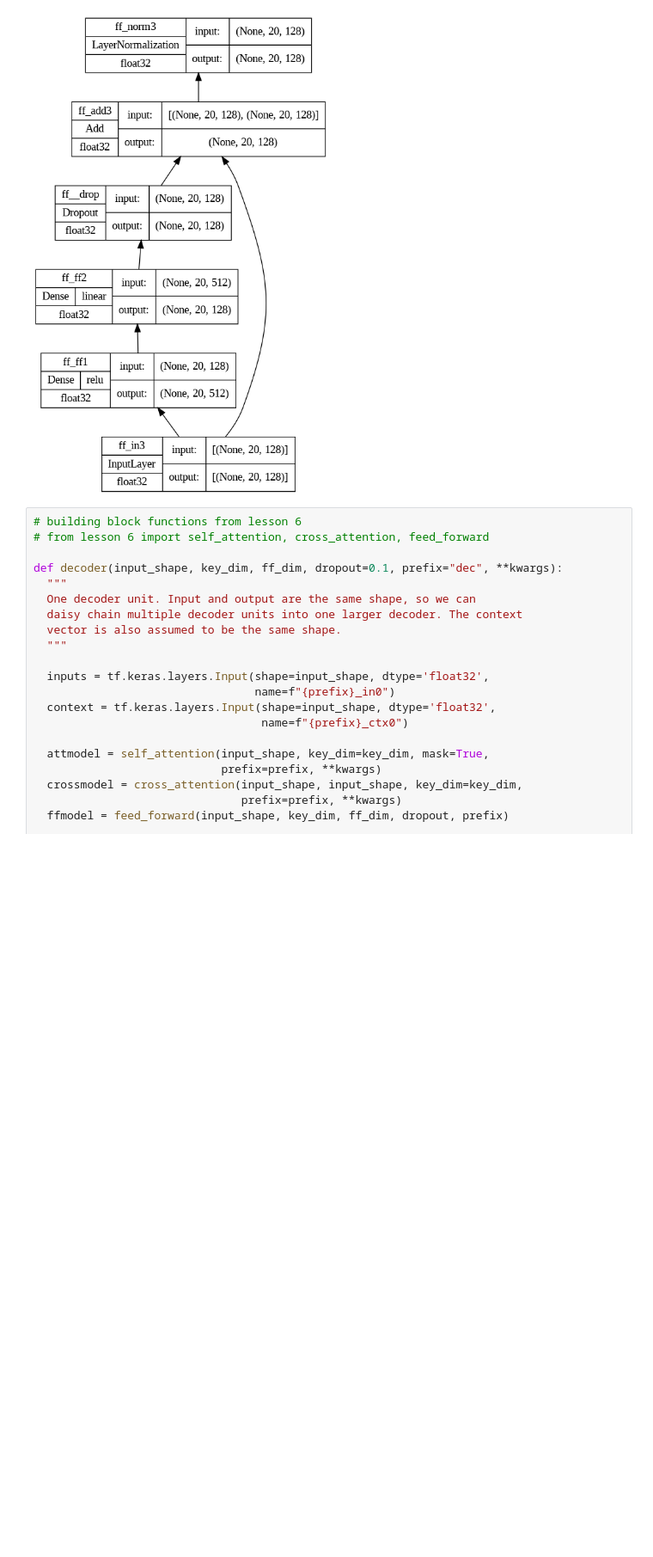
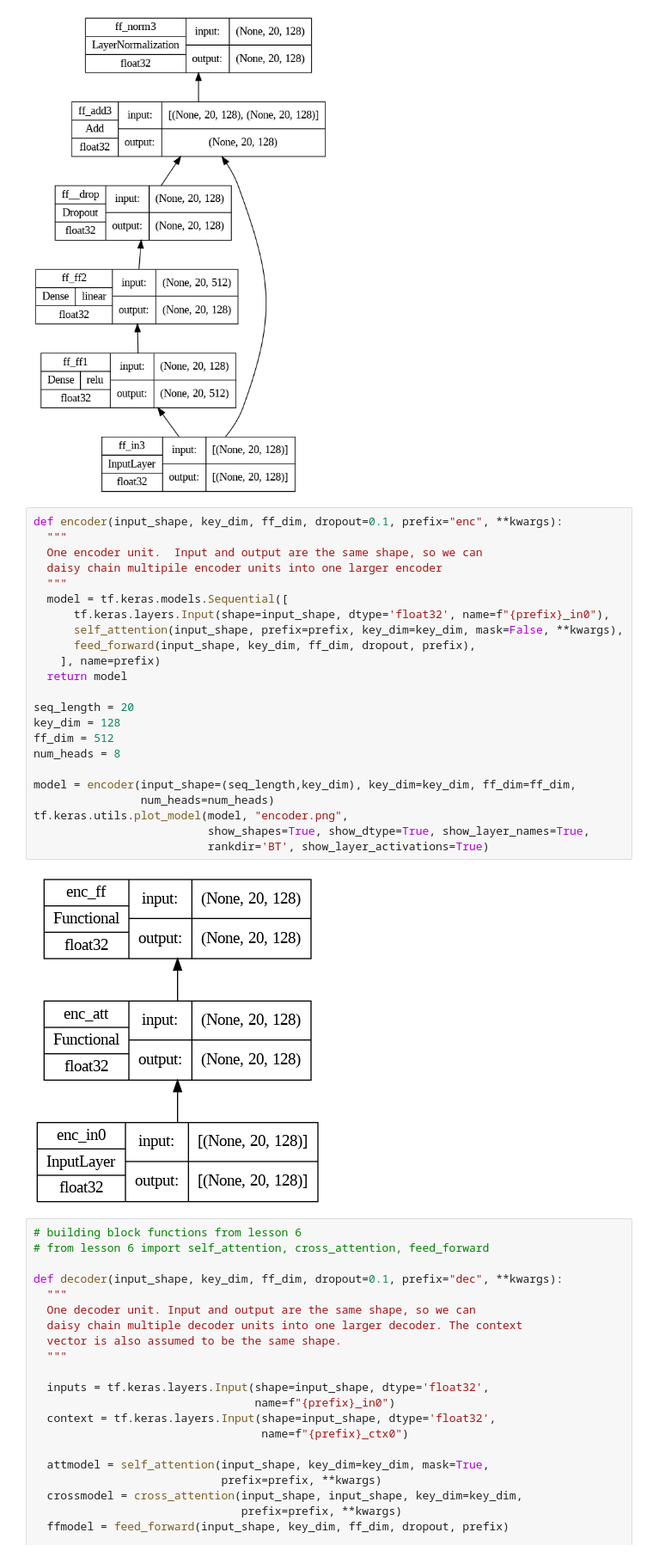
Before and after one commit to Tyler-Pickett/Transformer_with_Attention, a Jupyter notebook: Transformer_with_Attention.ipynb, the cells around one changed output. Shown at 86% size. Saved outputs shown, nothing was run; the diff lists cells and outputs as text; blank space fills up the shorter version.

```diff
--- a/Transformer_with_Attention.ipynb
+++ b/Transformer_with_Attention.ipynb
@@ -578,6 +578,31 @@ tf.keras.utils.plot_model(model, "feedforward.png",
                           rankdir='BT', show_layer_activations=True)
 # %% [output]
 [figure]
+# %%
+def encoder(input_shape, key_dim, ff_dim, dropout=0.1, prefix="enc", **kwargs):
+  """
+  One encoder unit.  Input and output are the same shape, so we can
+  daisy chain multipile encoder units into one larger encoder
+  """
+  model = tf.keras.models.Sequential([
+      tf.keras.layers.Input(shape=input_shape, dtype='float32', name=f"{prefix}_in0"),
+      self_attention(input_shape, prefix=prefix, key_dim=key_dim, mask=False, **kwargs),
+      feed_forward(input_shape, key_dim, ff_dim, dropout, prefix),
+    ], name=prefix)
+  return model
+
+seq_length = 20
+key_dim = 128
+ff_dim = 512
+num_heads = 8
+
+model = encoder(input_shape=(seq_length,key_dim), key_dim=key_dim, ff_dim=ff_dim,
+                num_heads=num_heads)
+tf.keras.utils.plot_model(model, "encoder.png",
+                          show_shapes=True, show_dtype=True, show_layer_names=True,
+                          rankdir='BT', show_layer_activations=True)
+# %% [output]
+[figure, added]
 # %%
 # building block functions from lesson 6
 # from lesson 6 import self_attention, cross_attention, feed_forward
```
Also changed, not shown: parts of 4 cells of this notebook.
